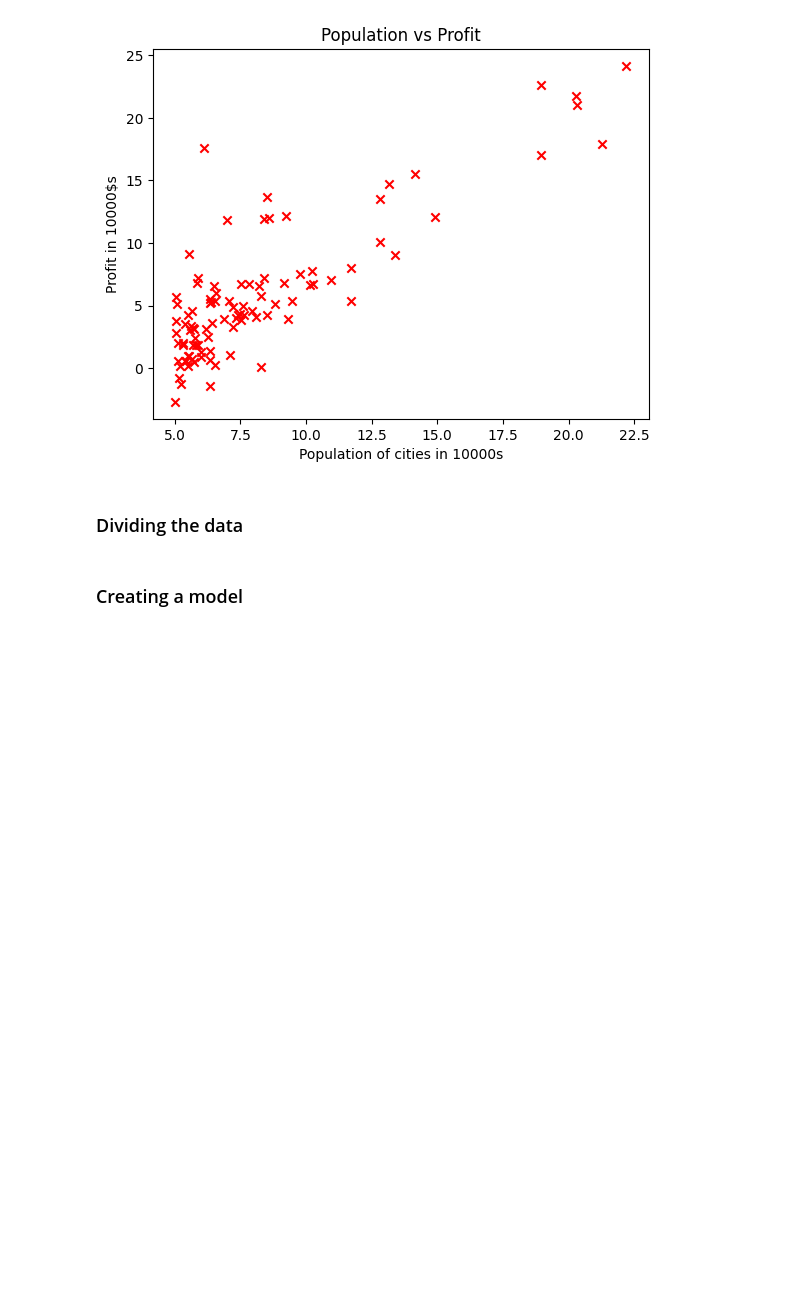
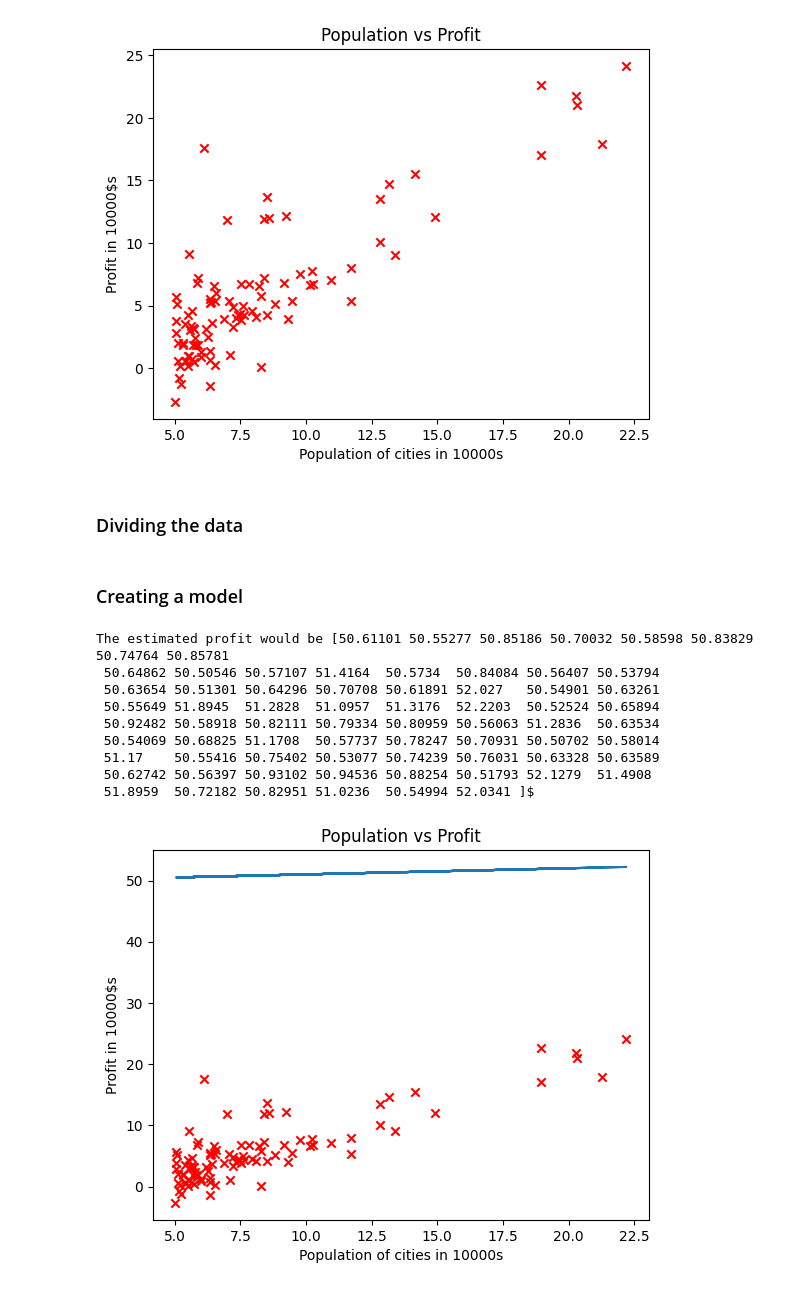
Before and after one commit to tahaftm/Machine-Learning-Projects, a Jupyter notebook: Andrew Ng Exercises/Linear Regression with one variable.ipynb, the cells around one changed output. Drawn from its saved outputs; the diff is of its cells as text; code cells hidden in the pictures; blank space fills up the shorter version.

```diff
--- a/Andrew Ng Exercises/Linear Regression with one variable.ipynb
+++ b/Andrew Ng Exercises/Linear Regression with one variable.ipynb
@@ -48,3 +48,27 @@ X_test = np.array(data['Profit'][70:])
 Y_test = np.array(data['Population'][70:])
 # %% [markdown]
 ### Creating a model
+# %%
+def predict_and_plot(x,w,b):
+    pred = np.dot(w,x) + b
+    fig, ax = plt.subplots()
+    ax.scatter(data['Profit'], data["Population"], marker = 'x', c = 'r')
+    plt.title("Population vs Profit")
+    plt.ylabel("Profit in 10000$s")
+    plt.xlabel("Population of cities in 10000s")
+    ax.plot(x,pred)
+    plt.show()
+    return pred
+# %%
+predict_and_plot(X_train,0.1, 50)
+# %% [output]
+The estimated profit would be [50.61101 50.55277 50.85186 50.70032 50.58598 50.83829 50.74764 50.85781
+ 50.64862 50.50546 50.57107 51.4164  50.5734  50.84084 50.56407 50.53794
+ 50.63654 50.51301 50.64296 50.70708 50.61891 52.027   50.54901 50.63261
+ 50.55649 51.8945  51.2828  51.0957  51.3176  52.2203  50.52524 50.65894
+ 50.92482 50.58918 50.82111 50.79334 50.80959 50.56063 51.2836  50.63534
+ 50.54069 50.68825 51.1708  50.57737 50.78247 50.70931 50.50702 50.58014
+ 51.17    50.55416 50.75402 50.53077 50.74239 50.76031 50.63328 50.63589
+ 50.62742 50.56397 50.93102 50.94536 50.88254 50.51793 52.1279  51.4908
+ 51.8959  50.72182 50.82951 51.0236  50.54994 52.0341 ]$
+[figure, added]
```
Also changed, not shown: parts of 6 cells of this notebook.
